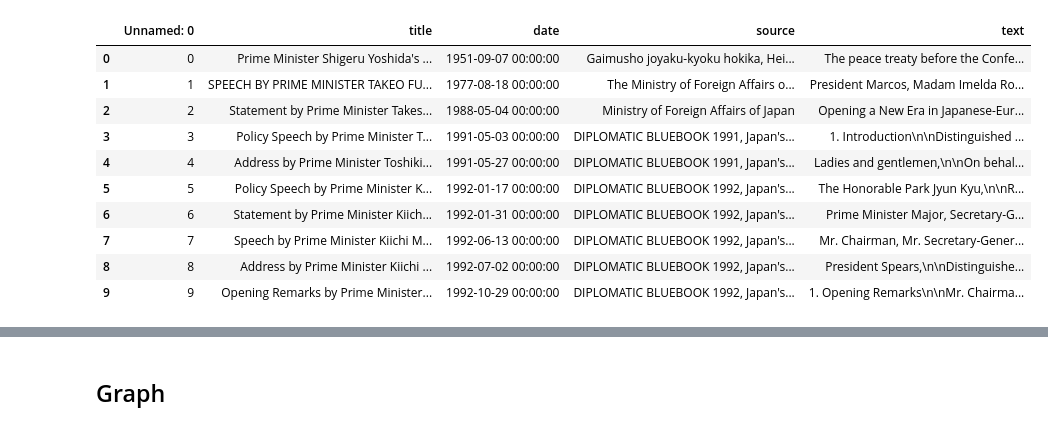
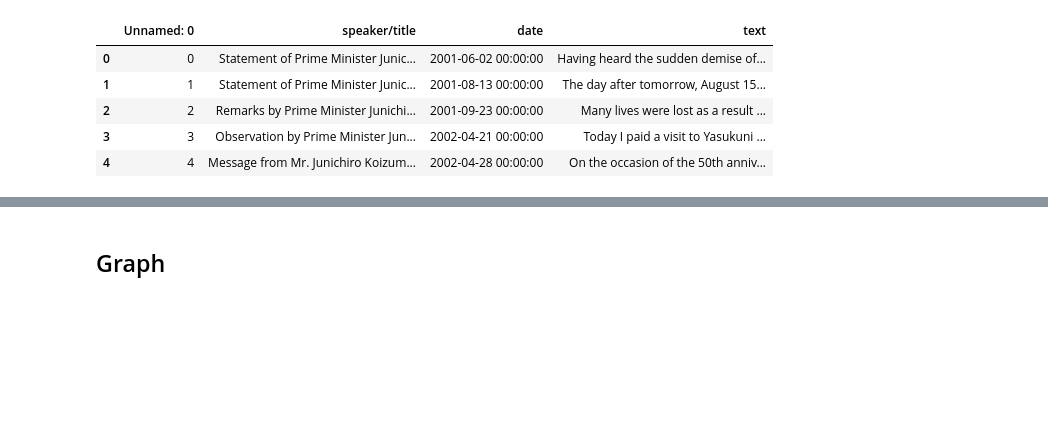
Before and after one commit to ninaudagawa/Media-Politics, a Jupyter notebook: project/notebooks/speech_analysis.ipynb, the cells around one changed output, grey strips where cells are left out. Cells and saved outputs as stored; diff of their text form; code cells hidden in the pictures; blank space fills up the shorter version.

```diff
--- a/project/notebooks/speech_analysis.ipynb
+++ b/project/notebooks/speech_analysis.ipynb
@@ -8,17 +8,13 @@ sys.path.append('..')
 
 from src.keywords import CATEGORY_KEYWORDS
 # %%
-JPspeeches_df = pd.read_csv('data/raw/japan_pm_speeches.csv')
-JPspeeches_df.head(10)
+# Import cleaned speech data
+JPspeeches_df = pd.read_csv('../data/clean/combined_speeches_clean.csv')
+JPspeeches_df.head(5)
 # %% [output]
-|  | Unnamed: 0 | title | date | source | text |
-| 0 | 0 | Prime Minister Shigeru Yoshida's ... | 1951-09-07 00:00:00 | Gaimusho joyaku-kyoku hokika, Hei... | The peace treaty before the Confe... |
-| 1 | 1 | SPEECH BY PRIME MINISTER TAKEO FU... | 1977-08-18 00:00:00 | The Ministry of Foreign Affairs o... | President Marcos, Madam Imelda Ro... |
-| 2 | 2 | Statement by Prime Minister Takes... | 1988-05-04 00:00:00 | Ministry of Foreign Affairs of Japan | Opening a New Era in Japanese-Eur... |
-| 3 | 3 | Policy Speech by Prime Minister T... | 1991-05-03 00:00:00 | DIPLOMATIC BLUEBOOK 1991, Japan's... | 1. Introduction\n\nDistinguished ... |
-| 4 | 4 | Address by Prime Minister Toshiki... | 1991-05-27 00:00:00 | DIPLOMATIC BLUEBOOK 1991, Japan's... | Ladies and gentlemen,\n\nOn behal... |
-| 5 | 5 | Policy Speech by Prime Minister K... | 1992-01-17 00:00:00 | DIPLOMATIC BLUEBOOK 1992, Japan's... | The Honorable Park Jyun Kyu,\n\nR... |
-| 6 | 6 | Statement by Prime Minister Kiich... | 1992-01-31 00:00:00 | DIPLOMATIC BLUEBOOK 1992, Japan's... | Prime Minister Major, Secretary-G... |
-| 7 | 7 | Speech by Prime Minister Kiichi M... | 1992-06-13 00:00:00 | DIPLOMATIC BLUEBOOK 1992, Japan's... | Mr. Chairman, Mr. Secretary-Gener... |
-| 8 | 8 | Address by Prime Minister Kiichi ... | 1992-07-02 00:00:00 | DIPLOMATIC BLUEBOOK 1992, Japan's... | President Spears,\n\nDistinguishe... |
-| 9 | 9 | Opening Remarks by Prime Minister... | 1992-10-29 00:00:00 | DIPLOMATIC BLUEBOOK 1992, Japan's... | 1. Opening Remarks\n\nMr. Chairma... |
+|  | Unnamed: 0 | speaker/title | date | text |
+| 0 | 0 | Statement of Prime Minister Junic... | 2001-06-02 00:00:00 | Having heard the sudden demise of... |
+| 1 | 1 | Statement of Prime Minister Junic... | 2001-08-13 00:00:00 | The day after tomorrow, August 15... |
+| 2 | 2 | Remarks by Prime Minister Junichi... | 2001-09-23 00:00:00 | Many lives were lost as a result ... |
+| 3 | 3 | Observation by Prime Minister Jun... | 2002-04-21 00:00:00 | Today I paid a visit to Yasukuni ... |
+| 4 | 4 | Message from Mr. Junichiro Koizum... | 2002-04-28 00:00:00 | On the occasion of the 50th anniv... |
```
Also changed, not shown: parts of 17 cells of this notebook, 7 other files.
